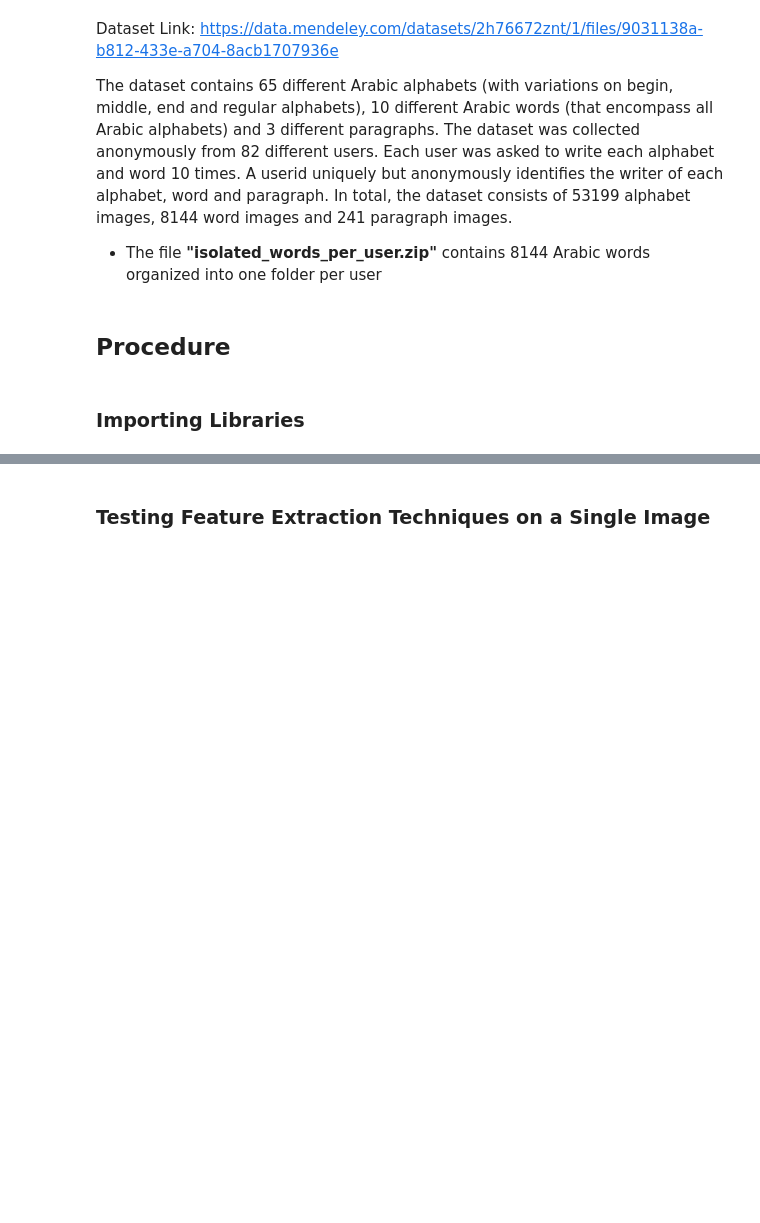
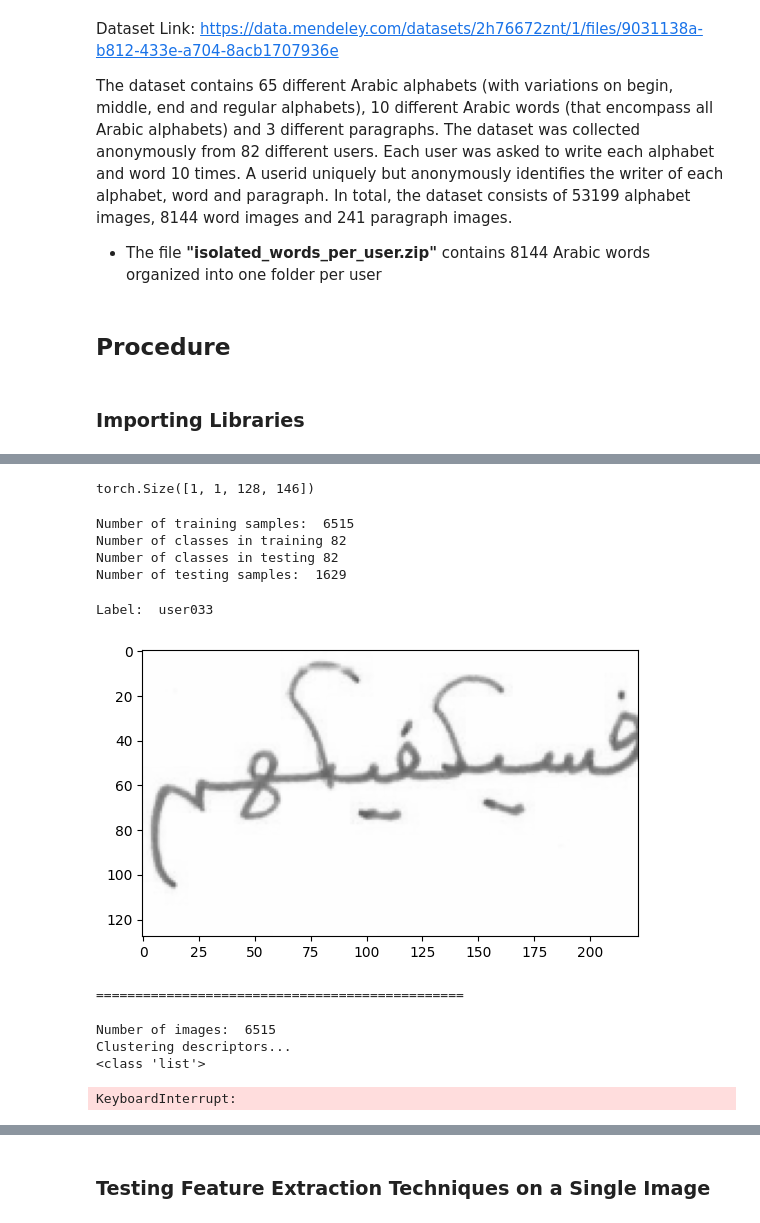
Before and after one commit to Mohammed-Abed-Alkareem/Arabic-Handwriting-Identification-Local-Feature-Extraction, a Jupyter notebook: AssignmentFiles/file.ipynb, the cells around one changed output, grey strips where cells are left out. Saved outputs shown, nothing was run; the diff lists cells and outputs as text; code cells hidden in the pictures; blank space fills up the shorter version.

```diff
--- a/AssignmentFiles/file.ipynb
+++ b/AssignmentFiles/file.ipynb
@@ -31,0 +42,20 @@ import numpy as np
+# %%
+transform = torchvision.transforms.Compose([
+    torchvision.transforms.ToTensor(),
+    torchvision.transforms.Grayscale(num_output_channels=1)
+])
+
+
+data = torchvision.datasets.ImageFolder(root='isolated_words_per_user/isolated_words_per_user',
+                                         transform=transform)
+
+train_loader = torch.utils.data.DataLoader(data, batch_size=1, shuffle=True)
+
+train_size = int(0.8 * len(data))
+
+test_size = len(data) - train_size
+
+train_dataset, test_dataset = torch.utils.data.random_split(data, [train_size, test_size])
+
+train_loader = torch.utils.data.DataLoader(train_dataset, batch_size=1, shuffle=True)
+test_loader = torch.utils.data.DataLoader(test_dataset, batch_size=1, shuffle=False)
@@ -31,0 +64,55 @@ import numpy as np
+# %%
+images.shape
+# %% [output]
+torch.Size([1, 1, 128, 146])
+# %%
+print("Number of training samples: ", len(train_loader))
+train_classes = set([data.classes[label] for _, label in train_dataset])
+test_classes = set([data.classes[label] for _, label in test_dataset])
+
+print("Number of classes in training", len(train_classes))
+print("Number of classes in testing", len(test_classes))
+
+assert len(train_classes) == len(data.classes), "Training set does not contain all classes"
+assert len(test_classes) == len(data.classes), "Testing set does not contain all classes"
+print("Number of testing samples: ", len(test_loader))
+# %% [output]
+Number of training samples:  6515
+Number of classes in training 82
+Number of classes in testing 82
+Number of testing samples:  1629
+# %%
+classes = data.classes
+# %%
+import matplotlib.pyplot as plt
+import numpy as np
+
+# functions to show an image
+def imshow(img):
+    npimg = img.numpy()
+    plt.imshow(np.transpose(npimg, (1, 2, 0)))
+    plt.show()
+
+# get some random training images
+dataiter = iter(train_loader)
+images, labels = next(dataiter)
+
+#print the label
+print("Label: ", classes[labels.item()])
+
+# show images
+imshow(torchvision.utils.make_grid(images))
+print("===============================================")
+# %% [output]
+Label:  user033
+[figure, added]
+===============================================
+# %%
+
+# Extract features and labels
+features, labels, kmeans = extract_features(train_loader, algorithm='sift', numOfClusters=200)
+# %% [output]
+Number of images:  6515
+Clustering descriptors...
+<class 'list'>
+KeyboardInterrupt:
```
Also changed, not shown: parts of 21 cells of this notebook, 5 other files.
